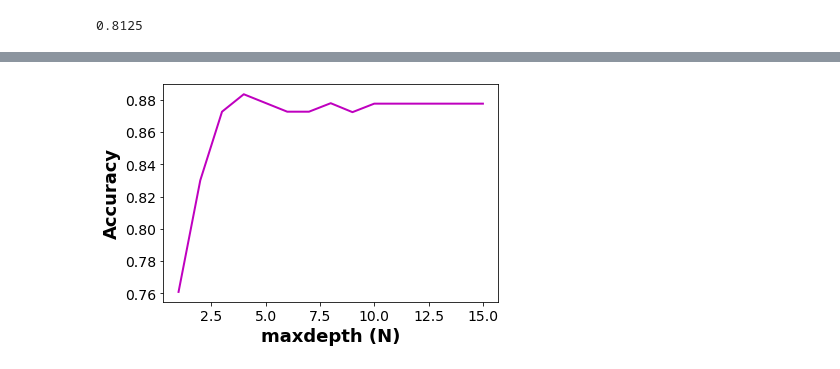
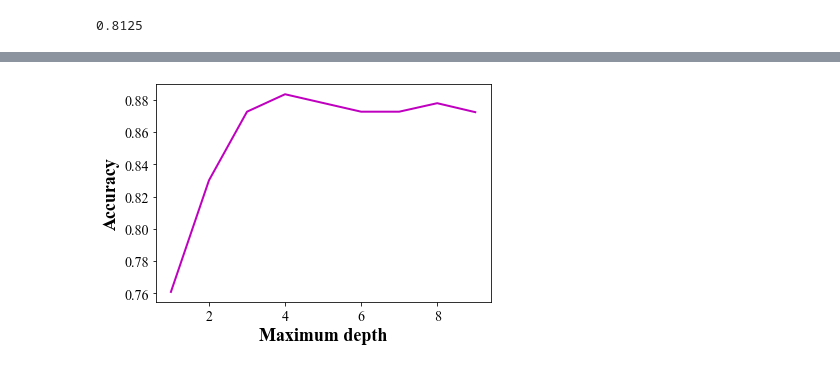
Before and after one commit to seungsura/BC_ANN, a Jupyter notebook: DT_cross-validation.ipynb, the cells around one changed output, grey strips where cells are left out. Cells and saved outputs as stored; diff of their text form; code cells hidden in the pictures.

```diff
--- a/DT_cross-validation.ipynb
+++ b/DT_cross-validation.ipynb
@@ -44,8 +44,8 @@ train_feature_scaled = scaler.transform(train_feature)
 test_feature_scaled = scaler.transform(test_feature)
 # %%
 estimator = DecisionTreeClassifier(random_state = 1)
-max_depth = list(range(1, 16))
+max_depth = list(range(1, 10))
 param_grid = {'criterion':['gini'], 'max_depth': max_depth}
-grid = GridSearchCV(estimator, param_grid=param_grid,cv=5,scoring='accuracy', return_train_score=False,verbose=1)
+grid = GridSearchCV(estimator, param_grid=param_grid,cv=5,scoring='accuracy', verbose=1)
 grid_search=grid.fit(train_feature_scaled, train_label)
 # %% [output]
@@ -87,14 +89,15 @@ Name: mean_test_score, dtype: float64
 # %%
 fig = plt.figure(1)
 ax = plt.axes()
 
-
+font = FontProperties()
+font.set_name('Times New Roman')
 plt.rcParams['xtick.labelsize'] = 14
 plt.rcParams['ytick.labelsize'] = 14
 
-ax.set_xlabel('maxdepth (N)', fontsize=18, fontdict=dict(weight='bold'))
+ax.set_xlabel('Maximum depth', fontsize=18, fontdict=dict(weight='bold'))
 ax.set_ylabel('Accuracy', fontsize=18, fontdict=dict(weight='bold'))
 
 graph = ax.plot(max_depth,df_mean, "m-", linewidth=2)
 # %% [output]
-[figure, old version]
+[figure, new version]
```
Also changed, not shown: parts of 3 cells of this notebook, 5 other files.
